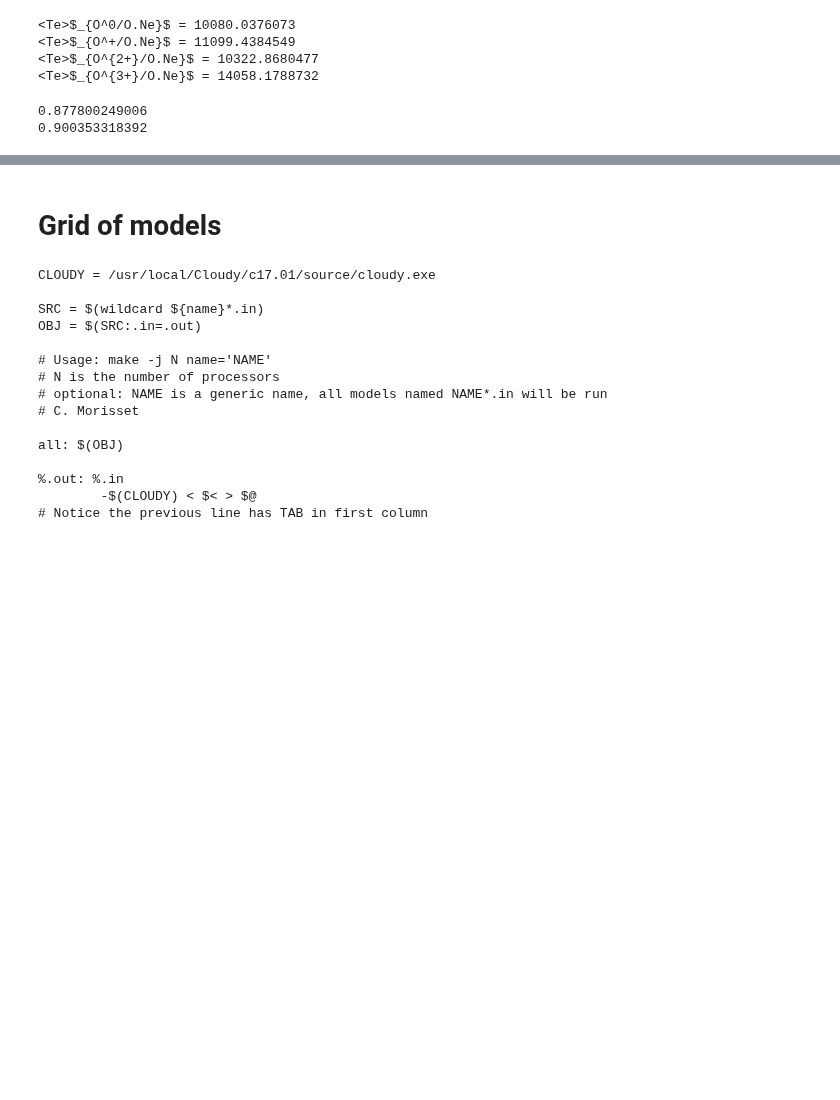
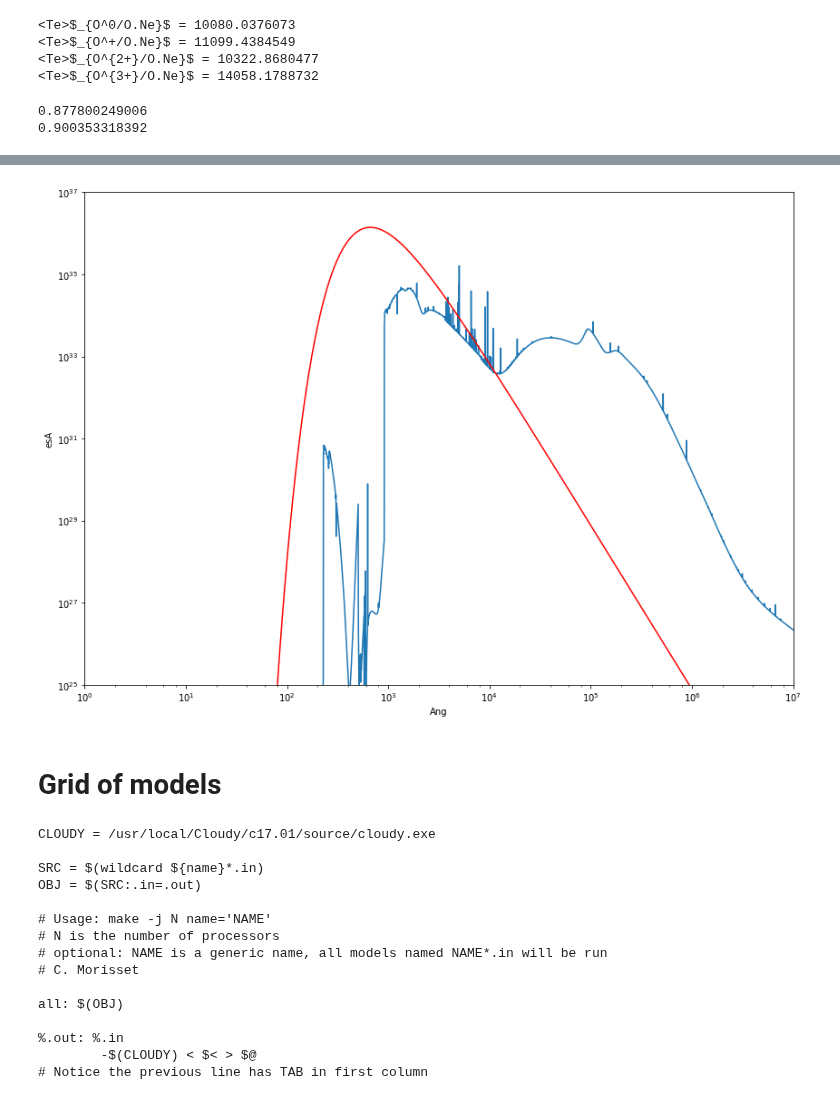
Before and after one commit to Morisset/Cloudy_Summer_School, a Jupyter notebook: Notebooks/FirstModels.ipynb, the cells around one changed output, grey strips where cells are left out. Saved outputs shown, nothing was run; the diff lists cells and outputs as text; code cells hidden in the pictures; blank space fills up the shorter version.

```diff
--- a/Notebooks/FirstModels.ipynb
+++ b/Notebooks/FirstModels.ipynb
@@ -160,3 +169,11 @@ print(M.get_ab_ion_vol_ne('O',2))
+# %%
+f, ax = plt.subplots(figsize=(14,10))
+M.plot_spectrum(ax=ax, xunit='Ang', yunit='esA')
+M.plot_spectrum(cont='incid', ax=ax, c='r', xunit='Ang', yunit='esA')
+ax.set_xlim((1, 1e7))
+ax.set_ylim((1e25, 1e37));
+# %% [output]
+[figure, added]
 # %% [markdown]
 # Grid of models
 # %%
```
Also changed, not shown: parts of 6 cells of this notebook, 1 other file.
